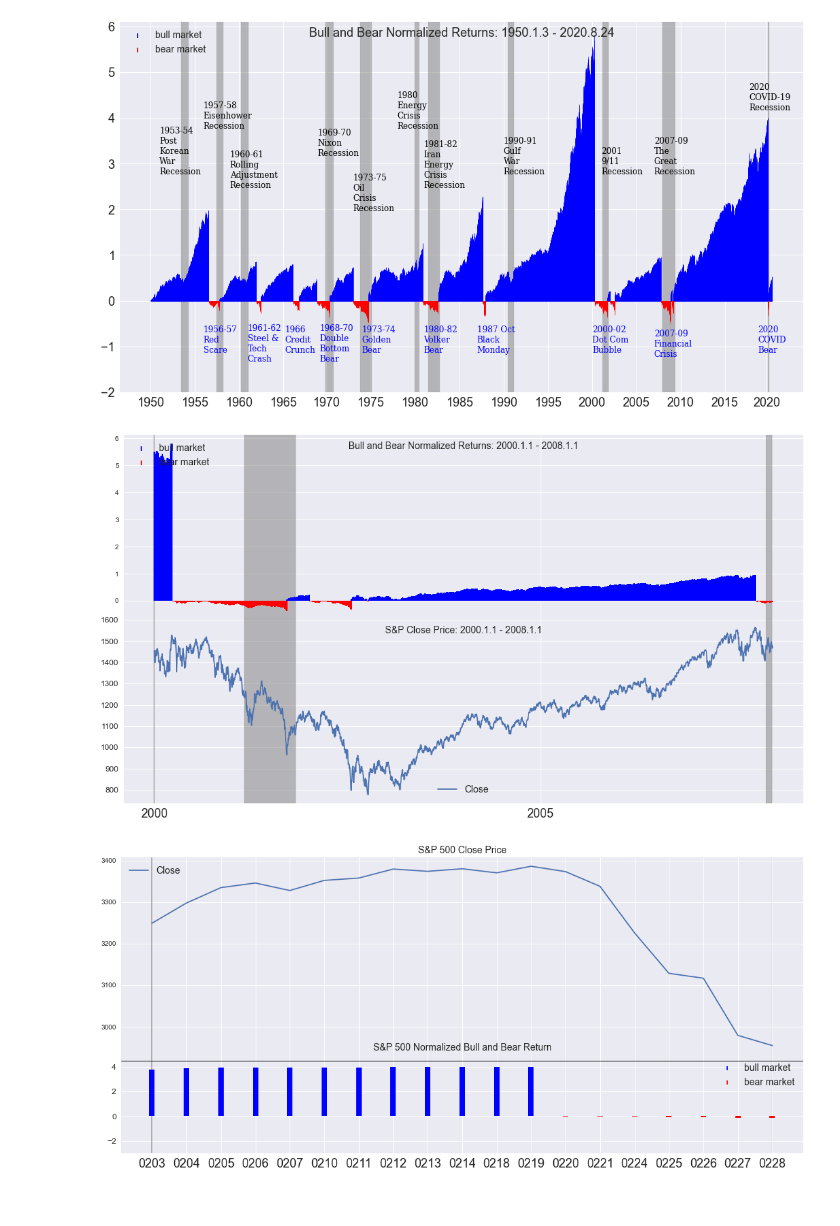
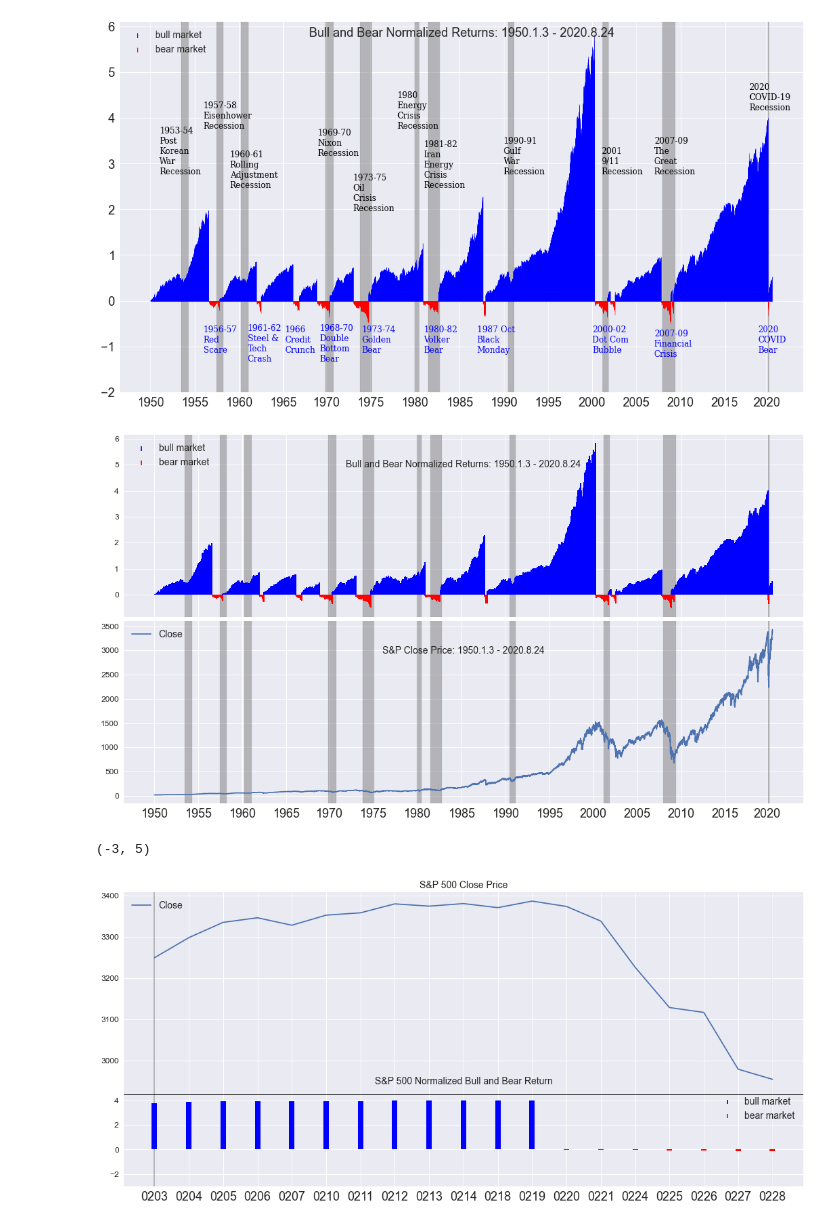
Before and after one commit to Aljgutier/Pyquant, a Jupyter notebook: Market Cycle Notebook.ipynb, the cells around one changed output. Drawn from its saved outputs; the diff is of its cells as text; code cells hidden in the pictures.

```diff
--- a/Market Cycle Notebook.ipynb
+++ b/Market Cycle Notebook.ipynb
@@ -13,7 +13,7 @@ import seaborn as sns
 # %%
 # Read in S&P 500 Data
 dfsp500 = pd.read_csv('./data/GSPC_1927-12-30_to_2020-8-24.csv',index_col=0,parse_dates=True)
-#dfsp500 = pd.read_csv('./data/GSPC_1950-1-3_to_2020-8-24.csv',index_col=0,parse_dates=True)
+dfsp500 = pd.read_csv('./data/GSPC_1950-1-3_to_2020-8-24.csv',index_col=0,parse_dates=True)
 display(dfsp500.head(2))
 display(dfsp500.tail(2))
 # %% [output]
@@ -29,8 +29,8 @@ display(dfsp500.tail(2))
 
 f_dfmc="./data/GSPC_dfmc2020.5_1927_2020-8-24.csv"
 f_dfmcs="./data/GSPC_dfmcs2020.5_1927_2020-8-24.csv"
-#f_dfmc="./data/GSPC_dfmc2020.5_1950_2020-8-24.csv"
-#f_dfmcs="./data/GSPC_dfmcs2020.5_1950_2020-8-24.csv"
+f_dfmc="./data/GSPC_dfmc2020.5_1950_2020-8-24.csv"
+f_dfmcs="./data/GSPC_dfmcs2020.5_1950_2020-8-24.csv"
 
 
 compute=0
@@ -141,31 +142,32 @@ fmplot(dfmc,variables,titles=title,fb=recessions,
 # %% [output]
 [figure]
 # %%
+
 
 title=['Bull and Bear Normalized Returns', 'S&P Close Price']
 variables=['mcnr','Close']
-fmplot(dfmc,variables,titles=title,stemlw=2,fb=recessions,startdate=s,enddate=e,
+fmplot(dfmc,variables,titles=title,stemlw=2,fb=recessions,
           plottypes=['mktcycle','line'],legend_fontsize=14,llocs=['upper left','best'],
-          xtick_labelsize=18, hspace=0,titlein=True, figsize=(18,10),titledate=True)
+          xtick_labelsize=18, hspace=0.025, sharex=True,titlein=True, figsize=(18,10),titledate=True)
 # %% [output]
-[figure, old version]
+[figure, new version]
 # %%
 # Plot S&P and Market Cycle
 figsize=(18,8)
-startdate=dt.datetime(2020,2,1)
-enddate=dt.datetime(2020,3,1)
-enddate=dt.datetime(2020,3,1)
+s=dt.datetime(2020,2,1)
+e=dt.datetime(2020,3,1)
 
 #print('dfmc1 last index =',dfmc1.index[len(dfmc2.index)-1])
 titles=['S&P 500 Close Price','S&P 500 Normalized Bull and Bear Return']
 variables=['Close','mcnr']
-fmplot(dfmc,variables,startdate=startdate,enddate=enddate,legend_fontsize=14,
+fmplot(dfmc,variables,startdate=s,enddate=e,legend_fontsize=14,
                plottypes=['line','mktcycle'],stemlw=8,llocs=['upper left','upper right'],
                figsize=figsize,fb=recessions,sharex=True, hspace=0,ylims=['',(-3,5)],xtick_labelsize=18,
                titles=titles,titlexy=[(0.5,0.9),(0.5,0.8)],height_ratios=[2,1],hlines =['',4.5])
 
 plt.show()
 # %% [output]
+(-3, 5)
 [figure]
 # %%
 
```
Also changed, not shown: parts of 6 cells of this notebook, 2 other files.
